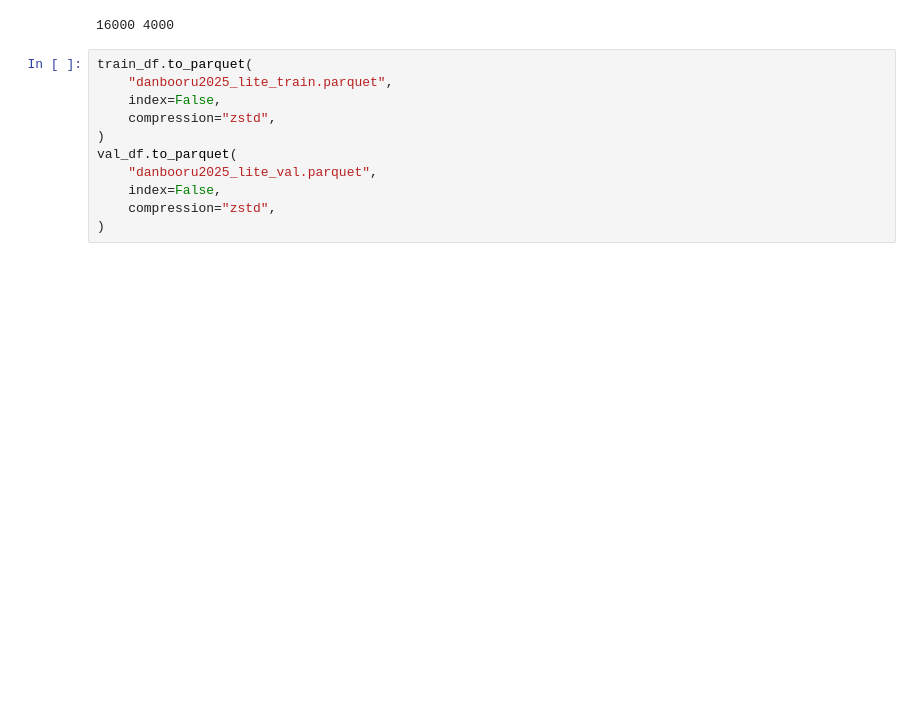
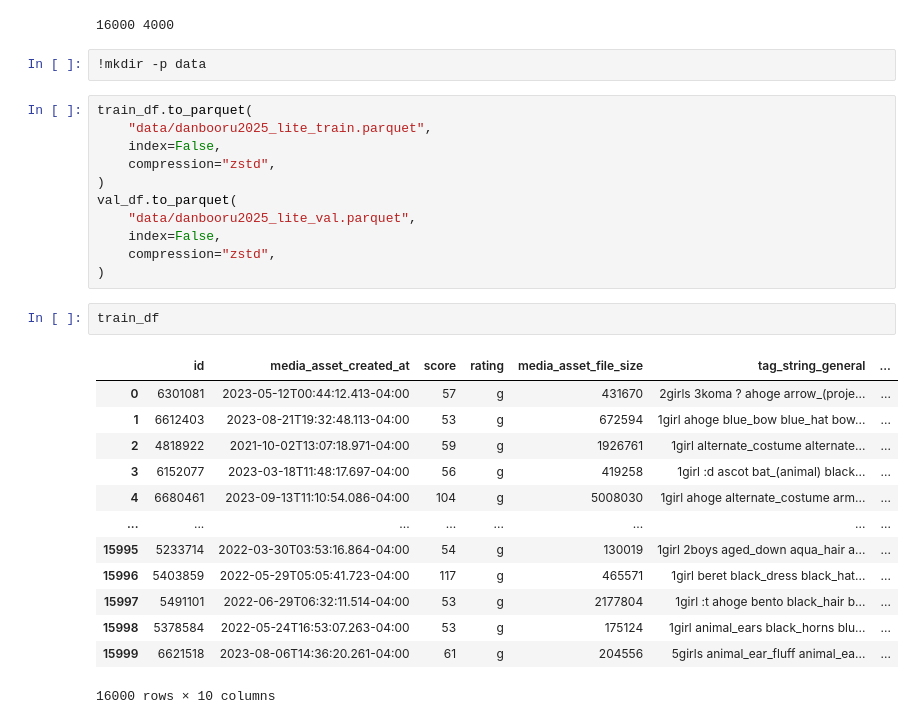
Before and after one commit to realphongha/DanbooruTagQuery, a Jupyter notebook: get_lite_set.ipynb, the cells around one changed output. Cells and saved outputs as stored; diff of their text form; blank space fills up the shorter version.

```diff
--- a/get_lite_set.ipynb
+++ b/get_lite_set.ipynb
@@ -132,14 +132,32 @@ val_df = lite_df.iloc[16_000:].reset_index(drop=True)
 print(len(train_df), len(val_df))
 # %% [output]
 16000 4000
+# %%
+!mkdir -p data
 # %%
 train_df.to_parquet(
-    "danbooru2025_lite_train.parquet",
+    "data/danbooru2025_lite_train.parquet",
     index=False,
     compression="zstd",
 )
 val_df.to_parquet(
-    "danbooru2025_lite_val.parquet",
+    "data/danbooru2025_lite_val.parquet",
     index=False,
     compression="zstd",
 )
+# %%
+train_df
+# %% [output]
+|  | id | media_asset_created_at | score | rating | media_asset_file_size | tag_string_general | ... |
+| 0 | 6301081 | 2023-05-12T00:44:12.413-04:00 | 57 | g | 431670 | 2girls 3koma ? ahoge arrow_(proje... | ... |
+| 1 | 6612403 | 2023-08-21T19:32:48.113-04:00 | 53 | g | 672594 | 1girl ahoge blue_bow blue_hat bow... | ... |
+| 2 | 4818922 | 2021-10-02T13:07:18.971-04:00 | 59 | g | 1926761 | 1girl alternate_costume alternate... | ... |
+| 3 | 6152077 | 2023-03-18T11:48:17.697-04:00 | 56 | g | 419258 | 1girl :d ascot bat_(animal) black... | ... |
+| 4 | 6680461 | 2023-09-13T11:10:54.086-04:00 | 104 | g | 5008030 | 1girl ahoge alternate_costume arm... | ... |
+| ... | ... | ... | ... | ... | ... | ... | ... |
+| 15995 | 5233714 | 2022-03-30T03:53:16.864-04:00 | 54 | g | 130019 | 1girl 2boys aged_down aqua_hair a... | ... |
+| 15996 | 5403859 | 2022-05-29T05:05:41.723-04:00 | 117 | g | 465571 | 1girl beret black_dress black_hat... | ... |
+| 15997 | 5491101 | 2022-06-29T06:32:11.514-04:00 | 53 | g | 2177804 | 1girl :t ahoge bento black_hair b... | ... |
+| 15998 | 5378584 | 2022-05-24T16:53:07.263-04:00 | 53 | g | 175124 | 1girl animal_ears black_horns blu... | ... |
+| 15999 | 6621518 | 2023-08-06T14:36:20.261-04:00 | 61 | g | 204556 | 5girls animal_ear_fluff animal_ea... | ... |
+16000 rows × 10 columns
```
Also changed, not shown: 3 other files.
